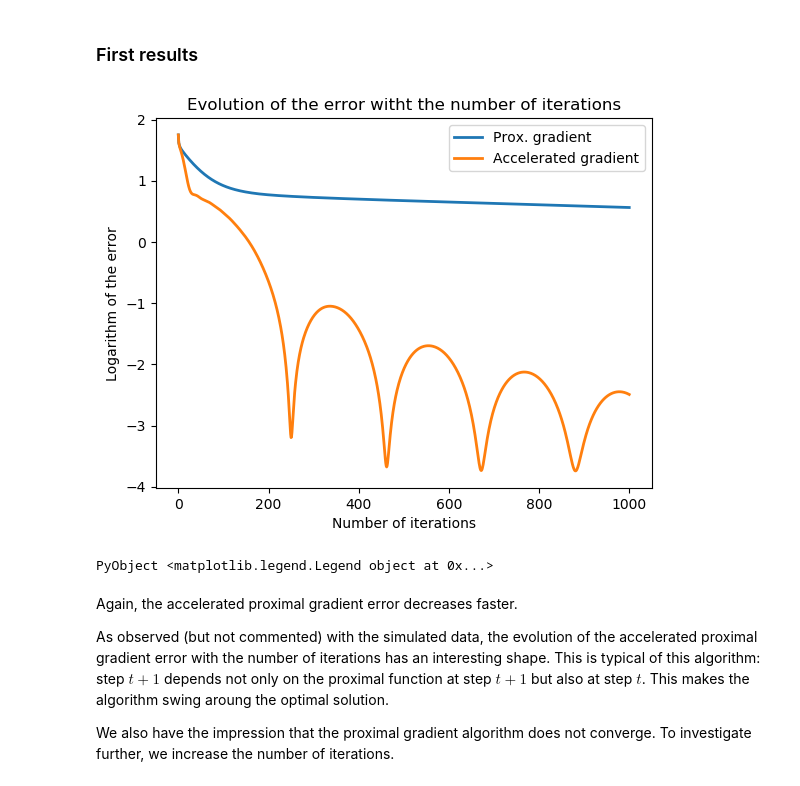
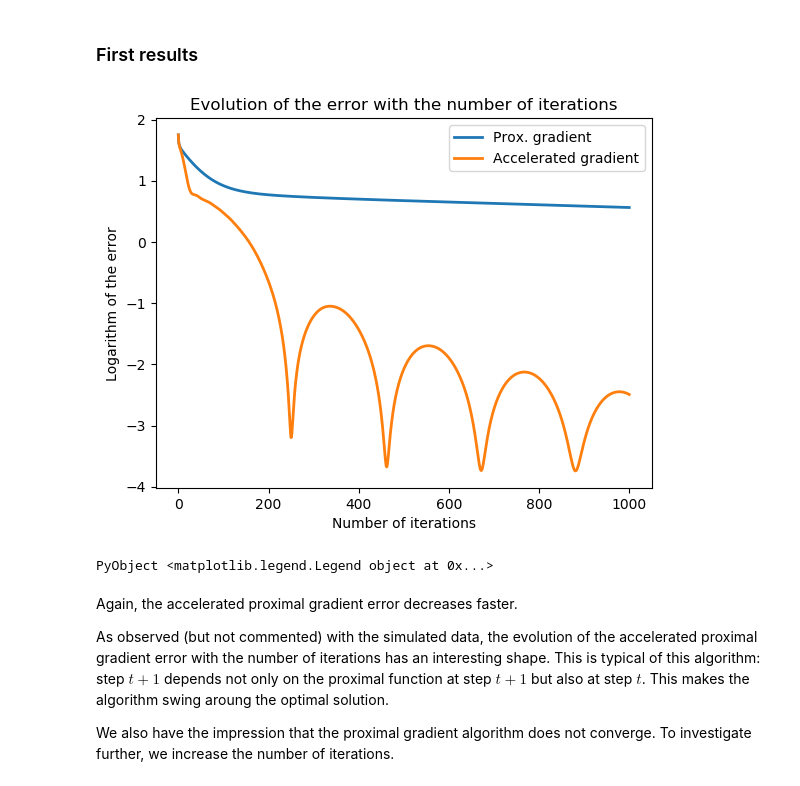
Before and after one commit to mzaffran/proximal_methods, a Jupyter notebook: proximal_gradient.ipynb, the cells around one changed output. Cells and saved outputs as stored; diff of their text form; code cells hidden in the pictures.

```diff
--- a/proximal_gradient.ipynb
+++ b/proximal_gradient.ipynb
@@ -71,7 +71,7 @@ using OSQP
 
 function get_solution(A, b, λ)
     n, m = size(A)
-    model = Model(with_optimizer(OSQP.Optimizer))
+    model = Model(OSQP.Optimizer)
     JuMP.set_silent(model)
     # Variable u
     @variable(model, u[1:m])
@@ -303,28 +273,28 @@ _Back to [table of contents](#toc)._
 # %%
 include("libsvm_parser.jl")
 data = parse_libsvm("diabetes")
 
 A = to_dense(data);
 b = data.labels;
 λ = 50.0;
 u0 = zeros(size(A,2));
 
 L = eigmax(A' * A)
 step = 1 / L
 
 optsol = get_solution(A, b, λ)
 
 trace_1 = proximal_gradient(A, b, u0, step, λ)
 trace_2 = accelerated_proximal_gradient(A, b, u0, step, λ)
 
 plot(log10.(abs.(trace_1 .- optsol)), lw=2., label="Prox. gradient")
 plot(log10.(abs.(trace_2 .- optsol)), lw=2., label="Accelerated gradient")
 xlabel("Number of iterations")
 ylabel("Logarithm of the error")
-title("Evolution of the error witht the number of iterations")
+title("Evolution of the error with the number of iterations")
 legend()
 # %% [output]
-[figure, old version]
+[figure, new version]
 PyObject <matplotlib.legend.Legend object at 0x...>
 # %% [markdown]
 Again, the accelerated proximal gradient error decreases faster.
```
Also changed, not shown: parts of 11 cells of this notebook, 1 other file.
